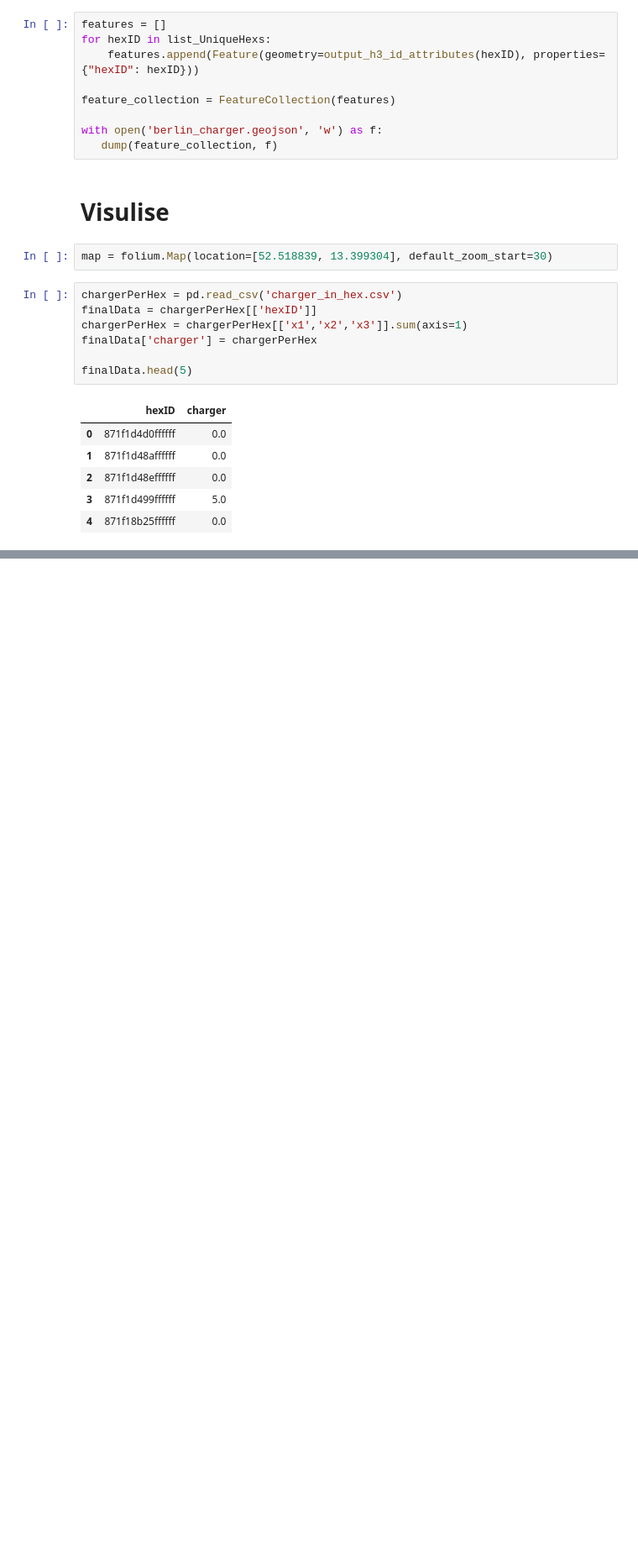
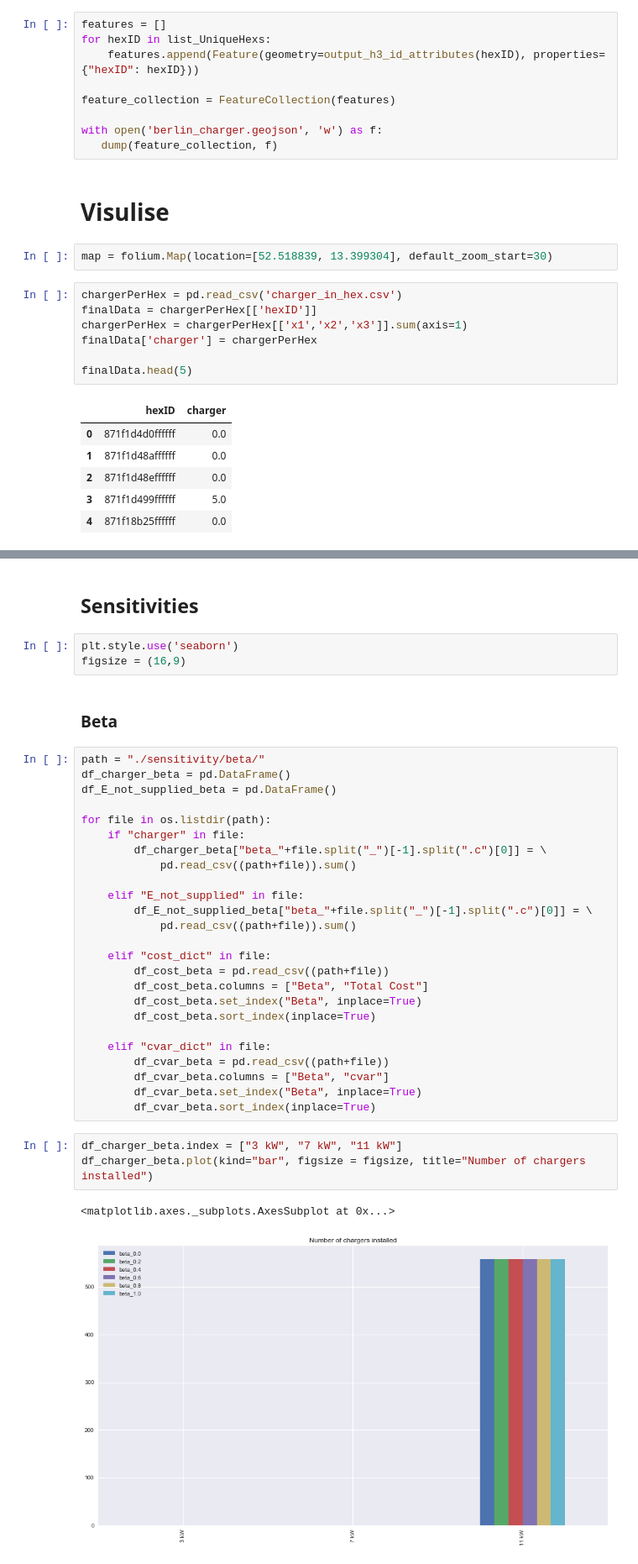
Before and after one commit to Pyosch/ATIS3_Group, a Jupyter notebook: visualise_Results.ipynb, the cells around one changed output, grey strips where cells are left out. Shown at 84% size. Saved outputs shown, nothing was run; the diff lists cells and outputs as text; blank space fills up the shorter version.

Commit message:
Added sensitivities

```diff
--- a/visualise_Results.ipynb
+++ b/visualise_Results.ipynb
@@ -60,3 +62,41 @@ map.choropleth(geo_data="berlin_charger.geojson",
 map
 # %% [output]
 [interactive output not drawn]
+# %% [markdown]
+## Sensitivities
+# %%
+plt.style.use('seaborn')
+figsize = (16,9)
+# %% [markdown]
+### Beta
+# %%
+path = "./sensitivity/beta/"
+df_charger_beta = pd.DataFrame()
+df_E_not_supplied_beta = pd.DataFrame()
+
+for file in os.listdir(path):
+    if "charger" in file:
+        df_charger_beta["beta_"+file.split("_")[-1].split(".c")[0]] = \
+            pd.read_csv((path+file)).sum()
+
+    elif "E_not_supplied" in file:
+        df_E_not_supplied_beta["beta_"+file.split("_")[-1].split(".c")[0]] = \
+            pd.read_csv((path+file)).sum()
+
+    elif "cost_dict" in file:
+        df_cost_beta = pd.read_csv((path+file))
+        df_cost_beta.columns = ["Beta", "Total Cost"]
+        df_cost_beta.set_index("Beta", inplace=True)
+        df_cost_beta.sort_index(inplace=True)
+
+    elif "cvar_dict" in file:
+        df_cvar_beta = pd.read_csv((path+file))
+        df_cvar_beta.columns = ["Beta", "cvar"]
+        df_cvar_beta.set_index("Beta", inplace=True)
+        df_cvar_beta.sort_index(inplace=True)
+# %%
+df_charger_beta.index = ["3 kW", "7 kW", "11 kW"]
+df_charger_beta.plot(kind="bar", figsize = figsize, title="Number of chargers installed")
+# %% [output]
+<matplotlib.axes._subplots.AxesSubplot at 0x...>
+[figure, added]
```
Also changed, not shown: parts of 16 cells of this notebook.
